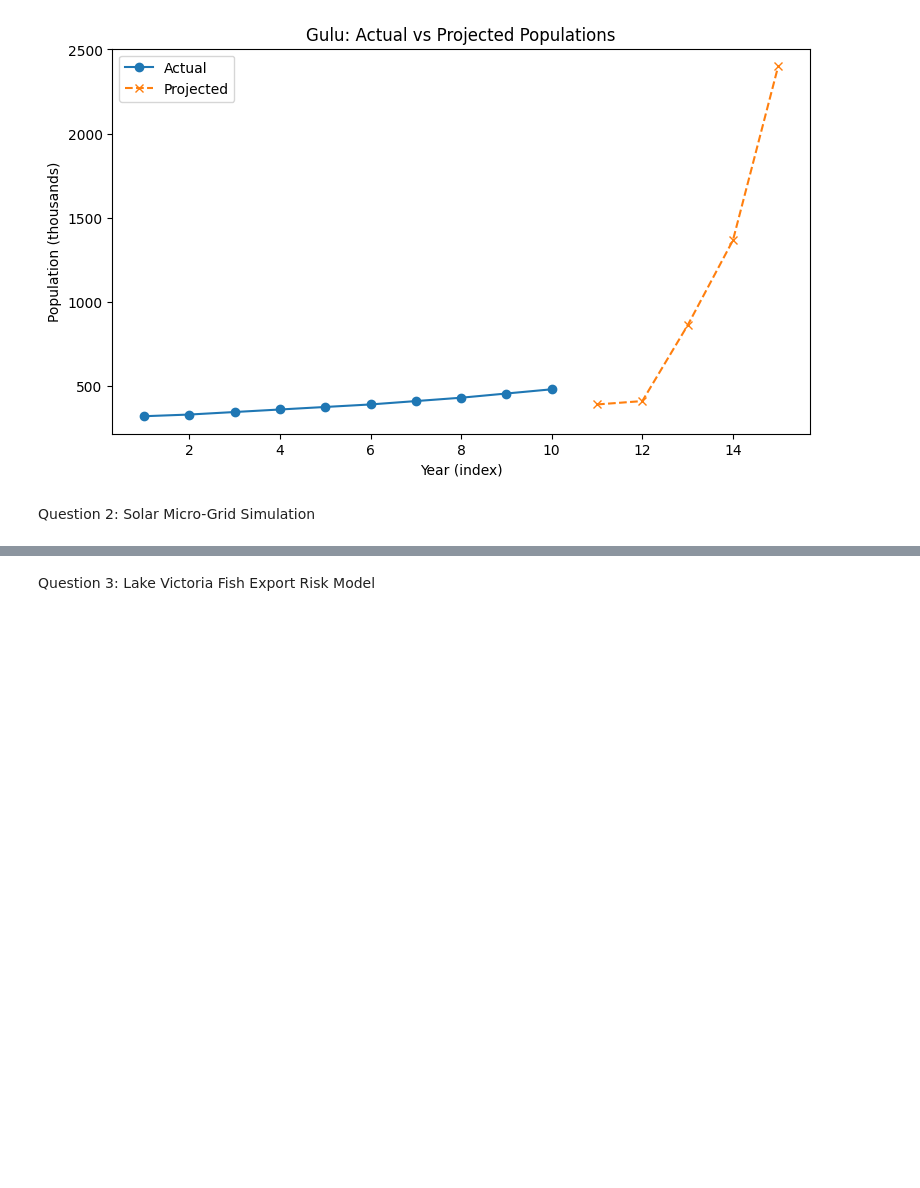
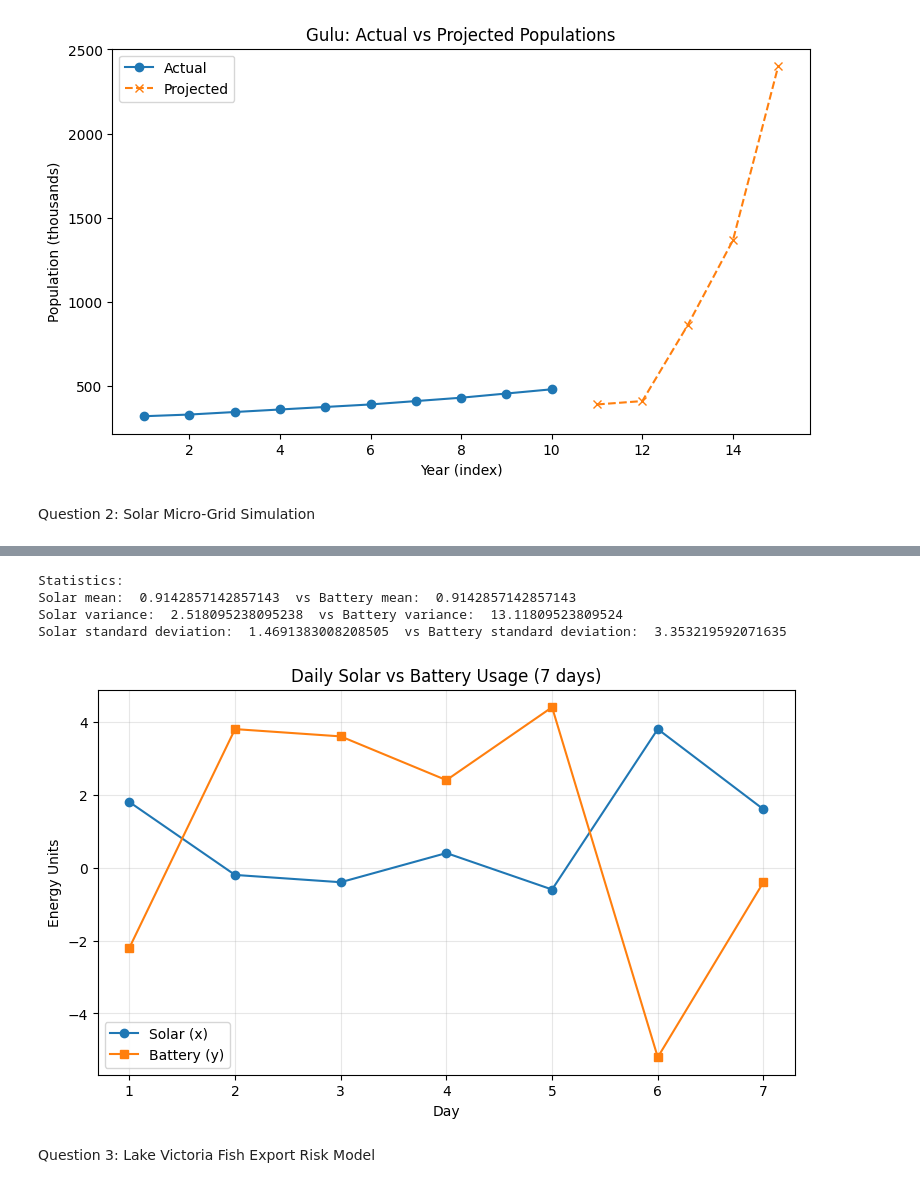
Before and after one commit to apillib/ucu_oop_assignment_01, a Jupyter notebook: assignment_01.ipynb, the cells around one changed output, grey strips where cells are left out. Saved outputs shown, nothing was run; the diff lists cells and outputs as text; code cells hidden in the pictures; blank space fills up the shorter version.

```diff
--- a/assignment_01.ipynb
+++ b/assignment_01.ipynb
@@ -372,0 +355,12 @@ print(week_demand_values)
+# %%
+# 2.3: PArt 2 : Solve and Store results in numpy array
+xy_results = []
+a_array = np.array([[3,2], [4,1]])
+
+for dd1, dd2 in weekly_values:
+    b_array = np.array([dd1, dd2])
+    x, y = linalg.solve(a_array, b_array)
+    xy_results.append([x, y])
+
+weekly_results = np.array(xy_results)
+print("Weekly results: ", weekly_results)
@@ -373,22 +375,32 @@ print(week_demand_values)
 # %%
-# 2.4
+# 2.4 : Statistics
+solar_values = weekly_results[:,0]
+battery_values = weekly_results[:,1]
 
-# eh, needs more action
-# stats!
-
-solar_values = np.array([])
-battery_values = np.array([])
+print("Statistics:")
+print("Solar mean: ", stat.mean(solar_values), " vs Battery mean: ", stat.mean(battery_values))
+print("Solar variance: ", stat.variance(solar_values), " vs Battery variance: ", stat.variance(battery_values))
+print("Solar standard deviation: ", np.std(solar_values), " vs Battery standard deviation: ", np.std(battery_values))
+# %% [output]
+Statistics:
+Solar mean:  0.9142857142857143  vs Battery mean:  0.9142857142857143
+Solar variance:  2.518095238095238  vs Battery variance:  13.11809523809524
+Solar standard deviation:  1.4691383008208505  vs Battery standard deviation:  3.353219592071635
 # %%
 # 2.5
-
-plt.plot(kampala,kla_projected)
-
-plt.xlabel('Solar')
-plt.ylabel('Battery')
-
-plt.title('Solar vs Battery Usage')
-
+days = np.array([1,2,3,4,5,6,7])
+plt.figure(figsize=(9, 5))
+plt.plot(days, solar_values, marker='o', label='Solar (x)')
+plt.plot(days, battery_values, marker='s', label='Battery (y)')
+plt.title("Daily Solar vs Battery Usage (7 days)")
+plt.xlabel("Day")
+plt.ylabel("Energy Units")
+plt.xticks(days)
+plt.grid(True, alpha=0.3)
+plt.legend()
 plt.show()
+# %% [output]
+[figure, added]
 # %% [markdown]
 Question 3: Lake Victoria Fish Export Risk Model
 # %%
```
Also changed, not shown: parts of 4 cells of this notebook.
